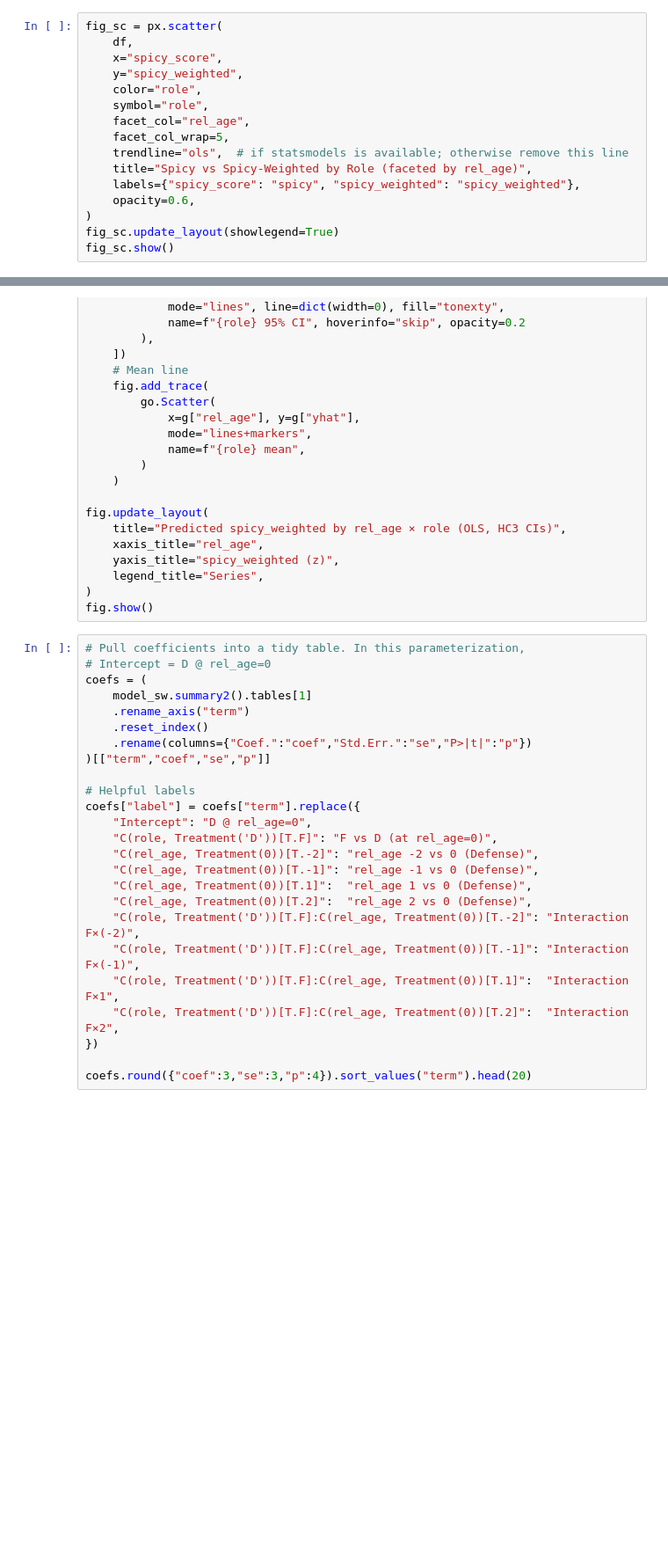
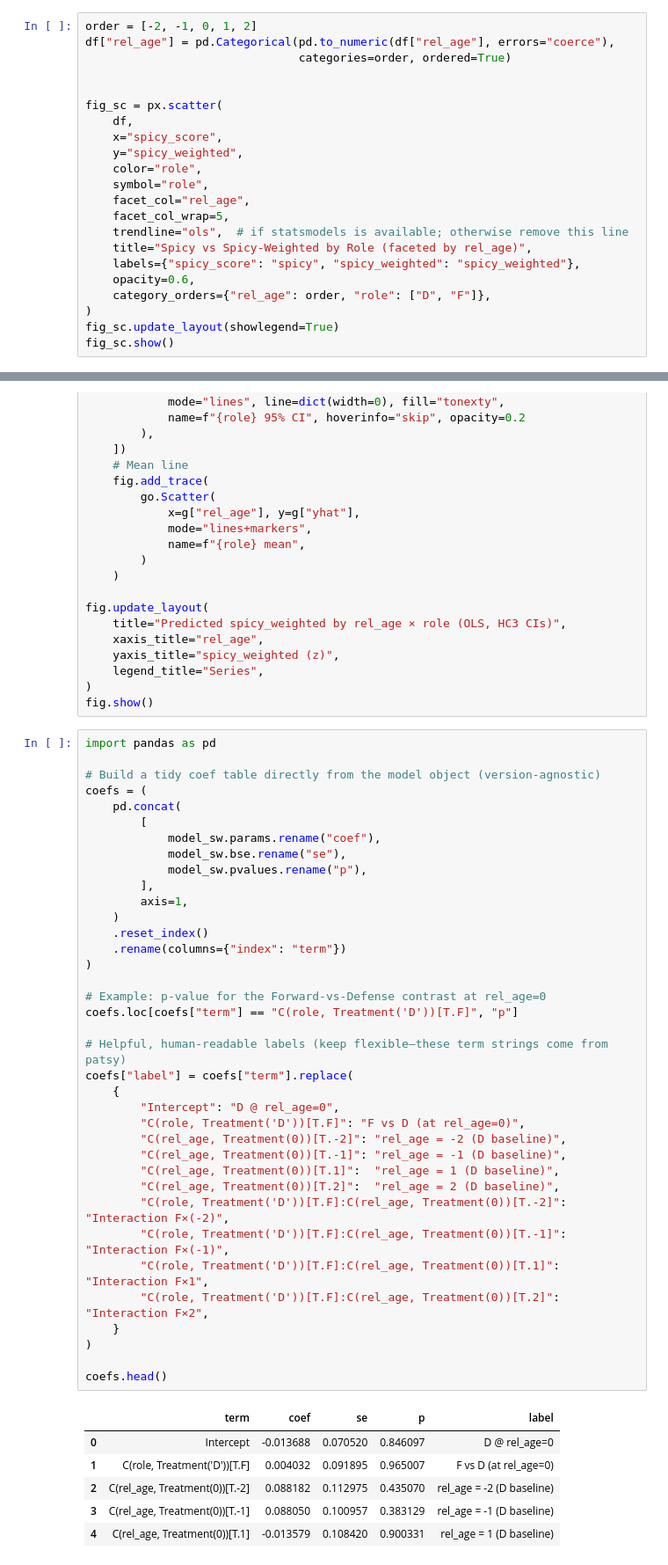
Before and after one commit to ewnike/NHL-Beyond-27, a Jupyter notebook: NHL_Beyond27_Book3_Spicy_&_Spicy-Weighted Analysis.ipynb, the cells around one changed output, grey strips where cells are left out. Shown at 88% size. Drawn from its saved outputs; the diff is of its cells as text; blank space fills up the shorter version.

```diff
--- a/NHL_Beyond27_Book3_Spicy_&_Spicy-Weighted Analysis.ipynb
+++ b/NHL_Beyond27_Book3_Spicy_&_Spicy-Weighted Analysis.ipynb
@@ -148,6 +257,11 @@ fig_h = px.histogram(
 fig_h.update_layout(bargap=0.02)
 fig_h.show()
 # %%
+order = [-2, -1, 0, 1, 2]
+df["rel_age"] = pd.Categorical(pd.to_numeric(df["rel_age"], errors="coerce"),
+                               categories=order, ordered=True)
+
+
 fig_sc = px.scatter(
     df,
     x="spicy_score",
@@ -160,6 +274,7 @@ fig_sc = px.scatter(
     title="Spicy vs Spicy-Weighted by Role (faceted by rel_age)",
     labels={"spicy_score": "spicy", "spicy_weighted": "spicy_weighted"},
     opacity=0.6,
+    category_orders={"rel_age": order, "role": ["D", "F"]},
 )
 fig_sc.update_layout(showlegend=True)
 fig_sc.show()
@@ -316,27 +637,46 @@ fig.update_layout(
 )
 fig.show()
 # %%
-# Pull coefficients into a tidy table. In this parameterization,
-# Intercept = D @ rel_age=0
+import pandas as pd
+
+# Build a tidy coef table directly from the model object (version-agnostic)
 coefs = (
-    model_sw.summary2().tables[1]
-    .rename_axis("term")
+    pd.concat(
+        [
+            model_sw.params.rename("coef"),
+            model_sw.bse.rename("se"),
+            model_sw.pvalues.rename("p"),
+        ],
+        axis=1,
+    )
     .reset_index()
-    .rename(columns={"Coef.":"coef","Std.Err.":"se","P>|t|":"p"})
-)[["term","coef","se","p"]]
+    .rename(columns={"index": "term"})
+)
 
-# Helpful labels
-coefs["label"] = coefs["term"].replace({
-    "Intercept": "D @ rel_age=0",
-    "C(role, Treatment('D'))[T.F]": "F vs D (at rel_age=0)",
-    "C(rel_age, Treatment(0))[T.-2]": "rel_age -2 vs 0 (Defense)",
-    "C(rel_age, Treatment(0))[T.-1]": "rel_age -1 vs 0 (Defense)",
-    "C(rel_age, Treatment(0))[T.1]":  "rel_age 1 vs 0 (Defense)",
-    "C(rel_age, Treatment(0))[T.2]":  "rel_age 2 vs 0 (Defense)",
-    "C(role, Treatment('D'))[T.F]:C(rel_age, Treatment(0))[T.-2]": "Interaction F×(-2)",
-    "C(role, Treatment('D'))[T.F]:C(rel_age, Treatment(0))[T.-1]": "Interaction F×(-1)",
-    "C(role, Treatment('D'))[T.F]:C(rel_age, Treatment(0))[T.1]":  "Interaction F×1",
-    "C(role, Treatment('D'))[T.F]:C(rel_age, Treatment(0))[T.2]":  "Interaction F×2",
-})
+# Example: p-value for the Forward-vs-Defense contrast at rel_age=0
+coefs.loc[coefs["term"] == "C(role, Treatment('D'))[T.F]", "p"]
 
-coefs.round({"coef":3,"se":3,"p":4}).sort_values("term").head(20)
+# Helpful, human-readable labels (keep flexible—these term strings come from patsy)
+coefs["label"] = coefs["term"].replace(
+    {
+        "Intercept": "D @ rel_age=0",
+        "C(role, Treatment('D'))[T.F]": "F vs D (at rel_age=0)",
+        "C(rel_age, Treatment(0))[T.-2]": "rel_age = -2 (D baseline)",
+        "C(rel_age, Treatment(0))[T.-1]": "rel_age = -1 (D baseline)",
+        "C(rel_age, Treatment(0))[T.1]":  "rel_age = 1 (D baseline)",
+        "C(rel_age, Treatment(0))[T.2]":  "rel_age = 2 (D baseline)",
+        "C(role, Treatment('D'))[T.F]:C(rel_age, Treatment(0))[T.-2]": "Interaction F×(-2)",
+        "C(role, Treatment('D'))[T.F]:C(rel_age, Treatment(0))[T.-1]": "Interaction F×(-1)",
+        "C(role, Treatment('D'))[T.F]:C(rel_age, Treatment(0))[T.1]":  "Interaction F×1",
+        "C(role, Treatment('D'))[T.F]:C(rel_age, Treatment(0))[T.2]":  "Interaction F×2",
+    }
+)
+
+coefs.head()
+# %% [output]
+|  | term | coef | se | p | label |
+| 0 | Intercept | -0.013688 | 0.070520 | 0.846097 | D @ rel_age=0 |
+| 1 | C(role, Treatment('D'))[T.F] | 0.004032 | 0.091895 | 0.965007 | F vs D (at rel_age=0) |
+| 2 | C(rel_age, Treatment(0))[T.-2] | 0.088182 | 0.112975 | 0.435070 | rel_age = -2 (D baseline) |
+| 3 | C(rel_age, Treatment(0))[T.-1] | 0.088050 | 0.100957 | 0.383129 | rel_age = -1 (D baseline) |
+| 4 | C(rel_age, Treatment(0))[T.1] | -0.013579 | 0.108420 | 0.900331 | rel_age = 1 (D baseline) |
```
Also changed, not shown: parts of 22 cells of this notebook, 1 other file.
